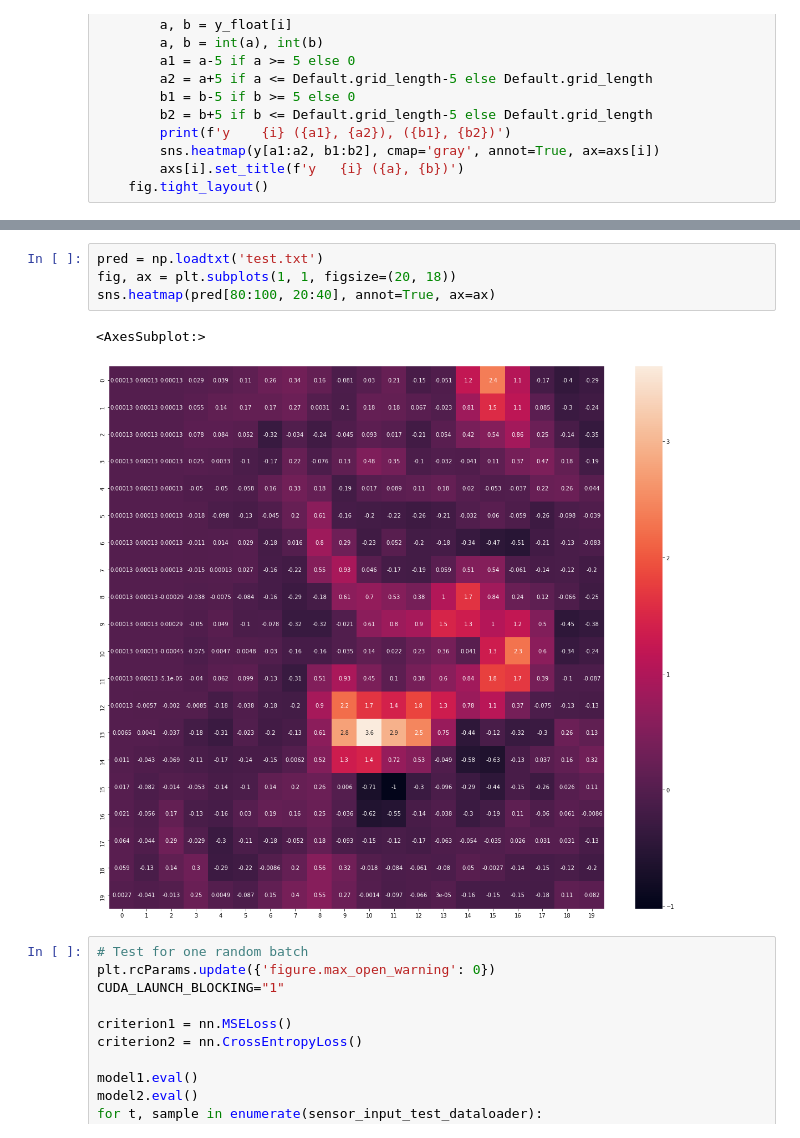
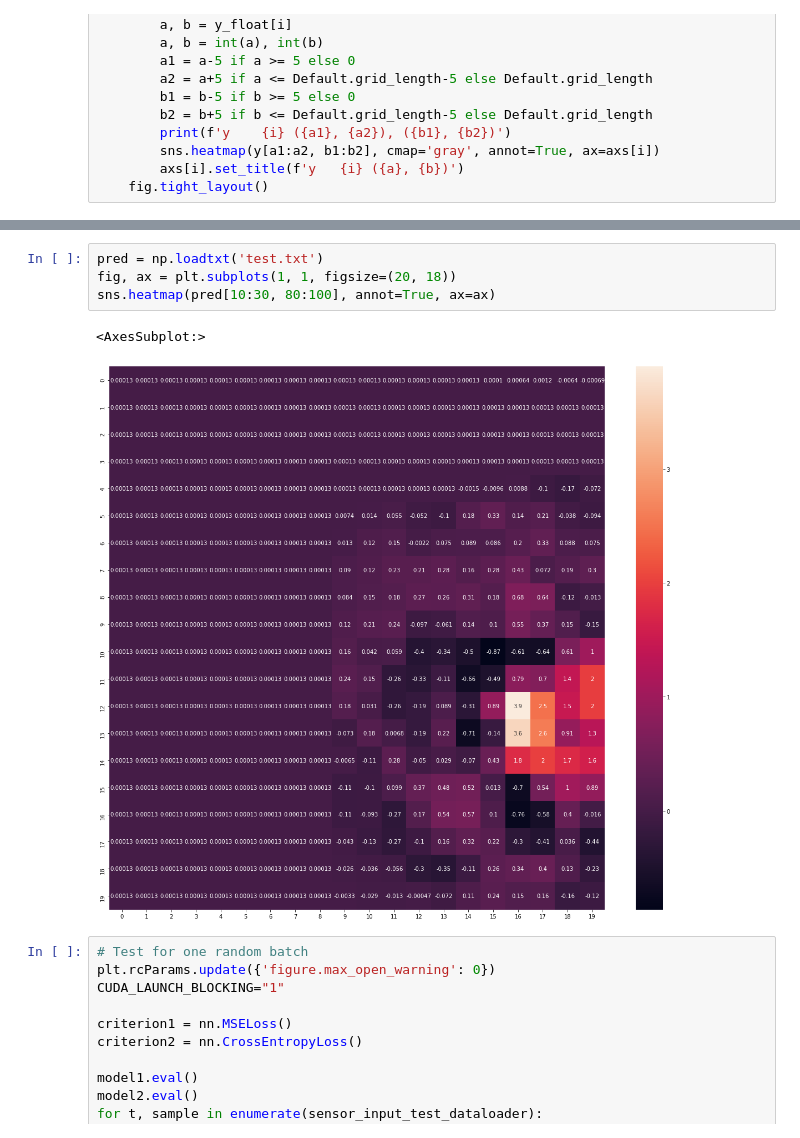
Before and after one commit to caitaozhan/deeplearning-localization, a Jupyter notebook: CNN-translation-multi-rand-dist-upbound.ipynb, the cells around one changed output, grey strips where cells are left out. Saved outputs shown, nothing was run; the diff lists cells and outputs as text.

```diff
--- a/CNN-translation-multi-rand-dist-upbound.ipynb
+++ b/CNN-translation-multi-rand-dist-upbound.ipynb
@@ -859,10 +884,10 @@ y    4 (0, 6), (25, 35)
 # %%
 pred = np.loadtxt('test.txt')
 fig, ax = plt.subplots(1, 1, figsize=(20, 18))
-sns.heatmap(pred[80:100, 20:40], annot=True, ax=ax)
+sns.heatmap(pred[10:30, 80:100], annot=True, ax=ax)
 # %% [output]
 <AxesSubplot:>
-[figure, old version]
+[figure, new version]
 # %%
 # Test for one random batch
 plt.rcParams.update({'figure.max_open_warning': 0})
```
Also changed, not shown: parts of 8 cells of this notebook, 9 other files.
